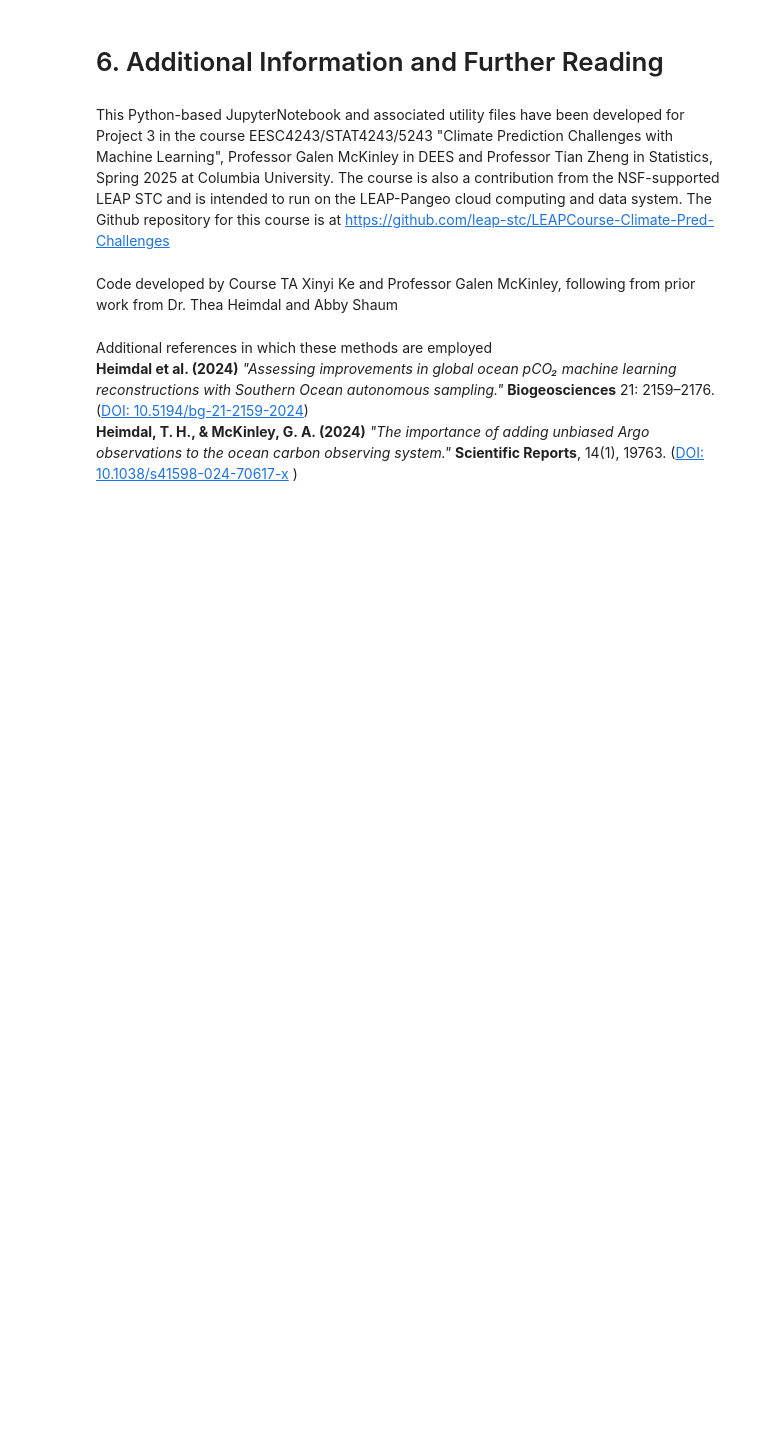
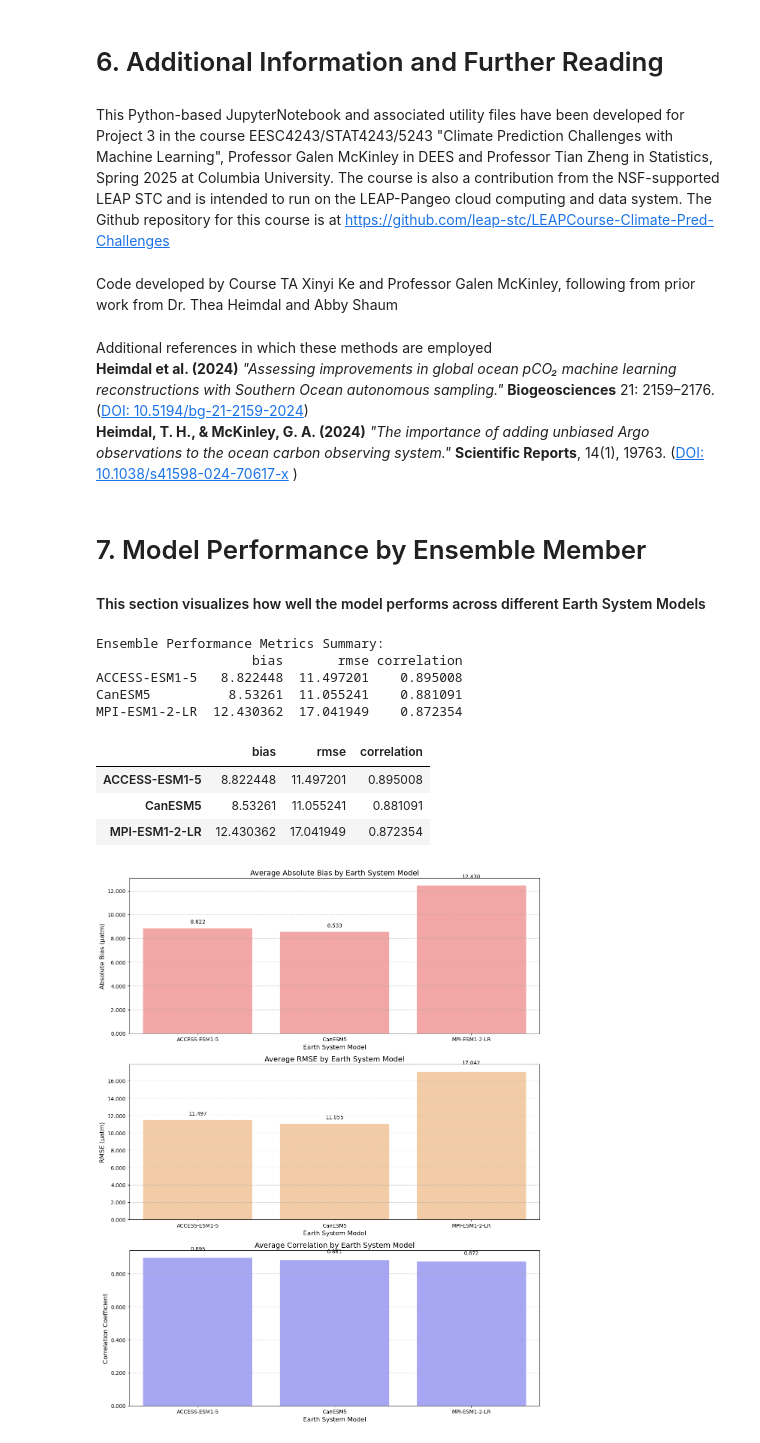
Before and after one commit to JuanPalaciosGodoy/climate-ml-project3-group2, a Jupyter notebook: Project3-ReconstructPCO2/notebooks/Project3_NN.ipynb, the cells around one changed output. Saved outputs shown, nothing was run; the diff lists cells and outputs as text; code cells hidden in the pictures; blank space fills up the shorter version.

Commit message:
model performance analysis

```diff
--- a/Project3-ReconstructPCO2/notebooks/Project3_NN.ipynb
+++ b/Project3-ReconstructPCO2/notebooks/Project3_NN.ipynb
@@ -978,3 +982,6 @@ Additional references in which these methods are employed\
 **Heimdal et al. (2024)** *"Assessing improvements in global ocean pCO₂ machine learning reconstructions with Southern Ocean autonomous sampling."* **Biogeosciences** 21: 2159–2176.
 ([DOI: 10.5194/bg-21-2159-2024](https://doi.org/10.5194/bg-21-2159-2024))\
 **Heimdal, T. H., & McKinley, G. A. (2024)** *"The importance of adding unbiased Argo observations to the ocean carbon observing system."* **Scientific Reports**, 14(1), 19763. ([DOI: 10.1038/s41598-024-70617-x](https://doi.org/10.1038/s41598-024-70617-x) )
+# %% [markdown]
+# 7. Model Performance by Ensemble Member
+#### This section visualizes how well the model performs across different Earth System Models
@@ -980,0 +1030,66 @@ Additional references in which these methods are employed\
+# %%
+# Calculate metrics for each ensemble
+ensemble_metrics = calculate_ensemble_metrics(ds_eval)
+
+# Display summary table
+print("Ensemble Performance Metrics Summary:")
+print(ensemble_metrics.round(4))
+# %% [output]
+Ensemble Performance Metrics Summary:
+                    bias       rmse correlation
+ACCESS-ESM1-5   8.822448  11.497201    0.895008
+CanESM5          8.53261  11.055241    0.881091
+MPI-ESM1-2-LR  12.430362  17.041949    0.872354
+# %%
+ensemble_metrics
+# %% [output]
+|  | bias | rmse | correlation |
+| ACCESS-ESM1-5 | 8.822448 | 11.497201 | 0.895008 |
+| CanESM5 | 8.53261 | 11.055241 | 0.881091 |
+| MPI-ESM1-2-LR | 12.430362 | 17.041949 | 0.872354 |
+# %%
+# 6.2 Visualize metrics with bar plots
+# Create figure with three subplots (one for each metric)
+fig, axes = plt.subplots(3, 1, figsize=(12, 15))
+
+# 1. Plot Bias - Convert values to simple Python floats to avoid numpy issues
+x_values = ensemble_metrics.index.tolist()
+y_values = [float(v) for v in ensemble_metrics['bias']]
+sns.barplot(x=x_values, y=y_values, ax=axes[0], color='#FF9999')  # Light red color
+axes[0].set_title('Average Absolute Bias by Earth System Model', fontsize=14)
+axes[0].set_xlabel('Earth System Model', fontsize=12)
+axes[0].set_ylabel('Absolute Bias (µatm)', fontsize=12)
+axes[0].yaxis.set_major_formatter(FormatStrFormatter('%.3f'))
+axes[0].grid(axis='y', linestyle='--', alpha=0.7)
+# Add value labels on top of the bias bars
+for i, v in enumerate(y_values):
+    axes[0].text(i, v * 1.05, f'{v:.3f}', ha='center', fontsize=10)
+
+# 2. Plot RMSE
+y_values_rmse = [float(v) for v in ensemble_metrics['rmse']]
+sns.barplot(x=x_values, y=y_values_rmse, ax=axes[1], color='#FFCC99')  # Light orange color
+axes[1].set_title('Average RMSE by Earth System Model', fontsize=14)
+axes[1].set_xlabel('Earth System Model', fontsize=12)
+axes[1].set_ylabel('RMSE (µatm)', fontsize=12)
+axes[1].yaxis.set_major_formatter(FormatStrFormatter('%.3f'))
+axes[1].grid(axis='y', linestyle='--', alpha=0.7)
+# Add value labels on top of the RMSE bars
+for i, v in enumerate(y_values_rmse):
+    axes[1].text(i, v * 1.05, f'{v:.3f}', ha='center', fontsize=10)
+
+# 3. Plot Correlation
+y_values_corr = [float(v) for v in ensemble_metrics['correlation']]
+sns.barplot(x=x_values, y=y_values_corr, ax=axes[2], color='#9999FF')  # Light blue color
+axes[2].set_title('Average Correlation by Earth System Model', fontsize=14)
+axes[2].set_xlabel('Earth System Model', fontsize=12)
+axes[2].set_ylabel('Correlation Coefficient', fontsize=12)
+axes[2].yaxis.set_major_formatter(FormatStrFormatter('%.3f'))
+axes[2].grid(axis='y', linestyle='--', alpha=0.7)
+# Add value labels on top of the correlation bars
+for i, v in enumerate(y_values_corr):
+    axes[2].text(i, v * 1.05, f'{v:.3f}', ha='center', fontsize=10)
+
+plt.tight_layout()
+plt.show()  # This line ensures the figure is displayed
+# %% [output]
+[figure, added]
```
Also changed, not shown: parts of 14 cells of this notebook.
